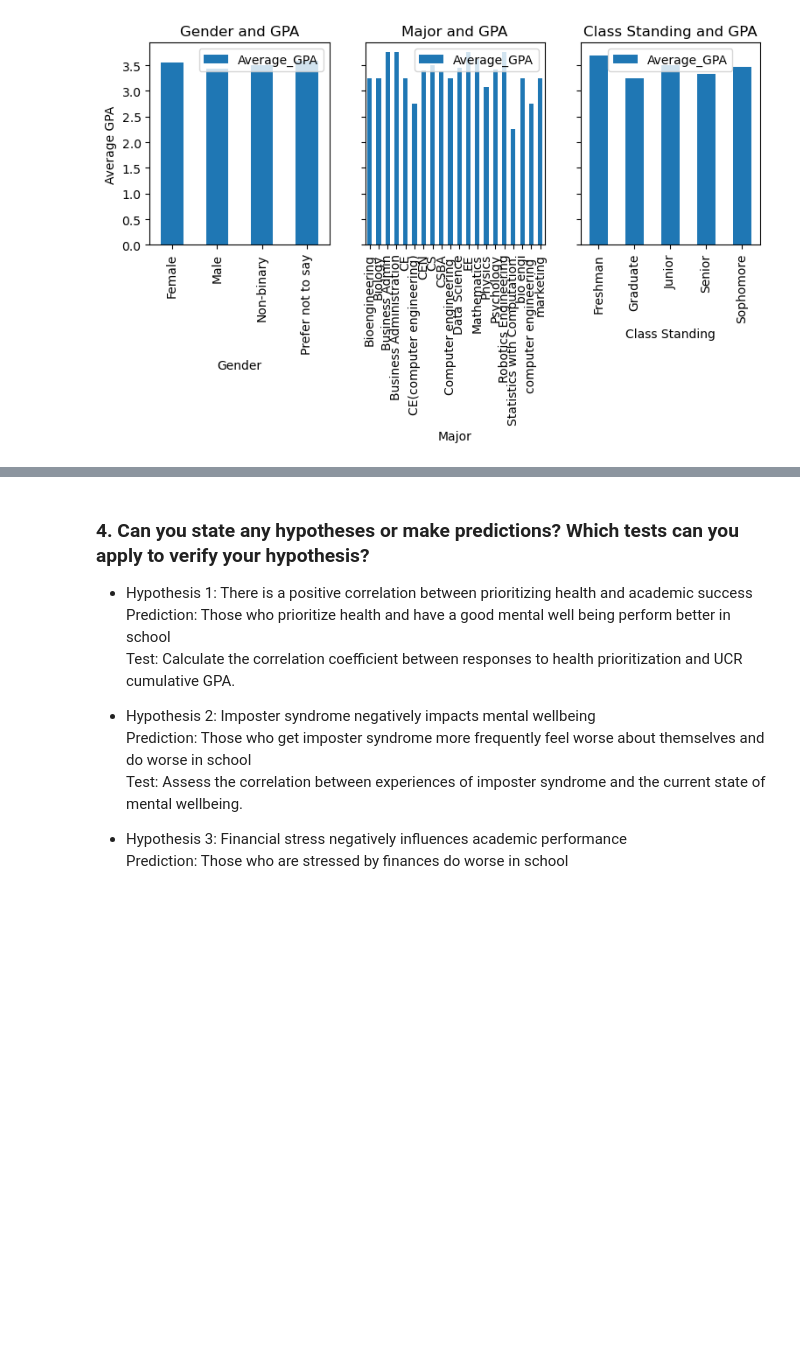
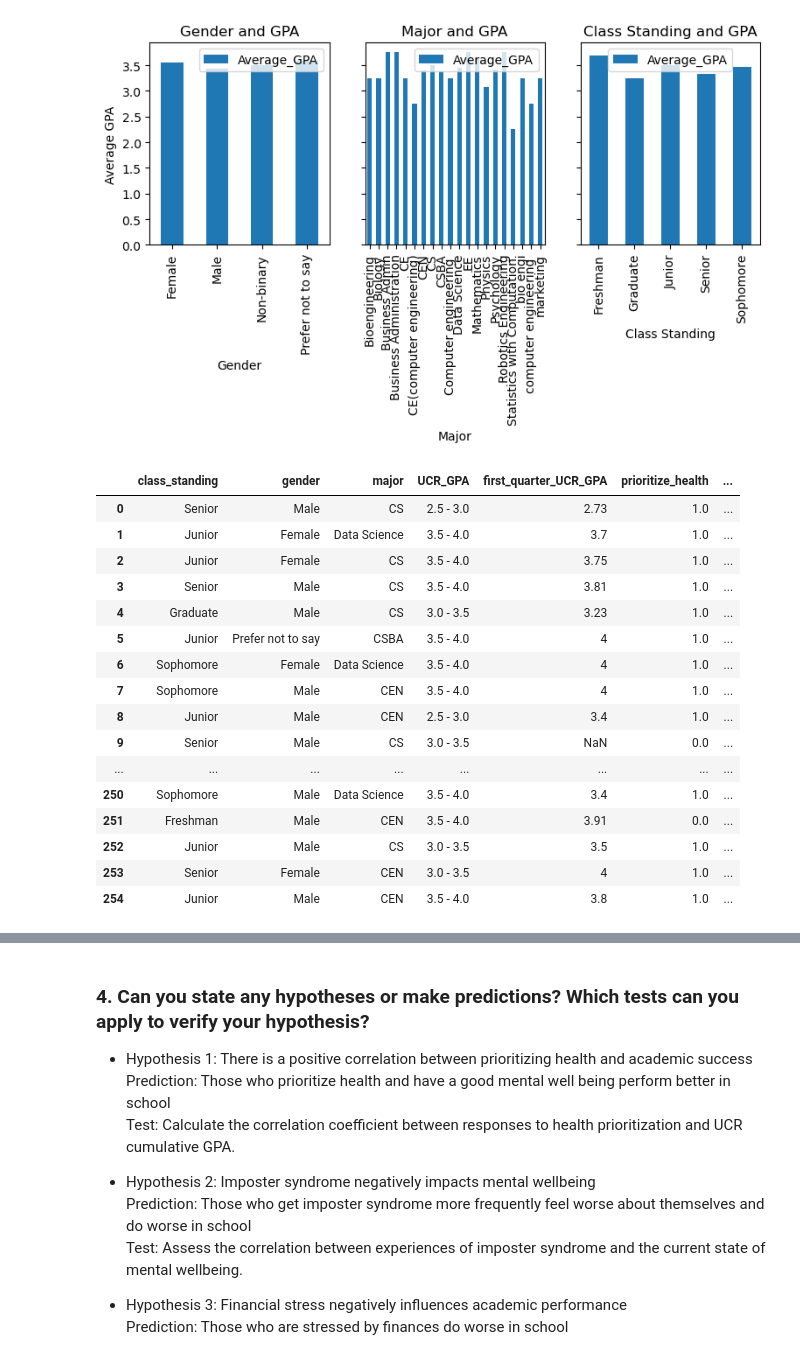
Before and after one commit to Jyro88/CS105MiniProject, a Jupyter notebook: lab5-6.ipynb, the cells around one changed output, grey strips where cells are left out. Drawn from its saved outputs; the diff is of its cells as text; code cells hidden in the pictures; blank space fills up the shorter version.

```diff
--- a/lab5-6.ipynb
+++ b/lab5-6.ipynb
@@ -105,6 +105,24 @@ axs[2].set_xlabel('Class Standing')
 Text(0.5, 0, 'Class Standing')
 [figure]
 # %%
-# pd.set_option('display.max_columns', None)  # or 1000
-# pd.set_option('display.max_rows', None)  # or 1000
-# display(df)
+pd.set_option('display.max_columns', None)  # or 1000
+pd.set_option('display.max_rows', None)  # or 1000
+display(df)
+# %% [output]
+|  | class_standing | gender | major | UCR_GPA | first_quarter_UCR_GPA | prioritize_health | ... |
+| 0 | Senior | Male | CS | 2.5 - 3.0 | 2.73 | 1.0 | ... |
+| 1 | Junior | Female | Data Science | 3.5 - 4.0 | 3.7 | 1.0 | ... |
+| 2 | Junior | Female | CS | 3.5 - 4.0 | 3.75 | 1.0 | ... |
+| 3 | Senior | Male | CS | 3.5 - 4.0 | 3.81 | 1.0 | ... |
+| 4 | Graduate | Male | CS | 3.0 - 3.5 | 3.23 | 1.0 | ... |
+| 5 | Junior | Prefer not to say | CSBA | 3.5 - 4.0 | 4 | 1.0 | ... |
+| 6 | Sophomore | Female | Data Science | 3.5 - 4.0 | 4 | 1.0 | ... |
+| 7 | Sophomore | Male | CEN | 3.5 - 4.0 | 4 | 1.0 | ... |
+| 8 | Junior | Male | CEN | 2.5 - 3.0 | 3.4 | 1.0 | ... |
+| 9 | Senior | Male | CS | 3.0 - 3.5 | NaN | 0.0 | ... |
+| ... | ... | ... | ... | ... | ... | ... | ... |
+| 250 | Sophomore | Male | Data Science | 3.5 - 4.0 | 3.4 | 1.0 | ... |
+| 251 | Freshman | Male | CEN | 3.5 - 4.0 | 3.91 | 0.0 | ... |
+| 252 | Junior | Male | CS | 3.0 - 3.5 | 3.5 | 1.0 | ... |
+| 253 | Senior | Female | CEN | 3.0 - 3.5 | 4 | 1.0 | ... |
+| 254 | Junior | Male | CEN | 3.5 - 4.0 | 3.8 | 1.0 | ... |
```
Also changed, not shown: parts of 2 cells of this notebook.
